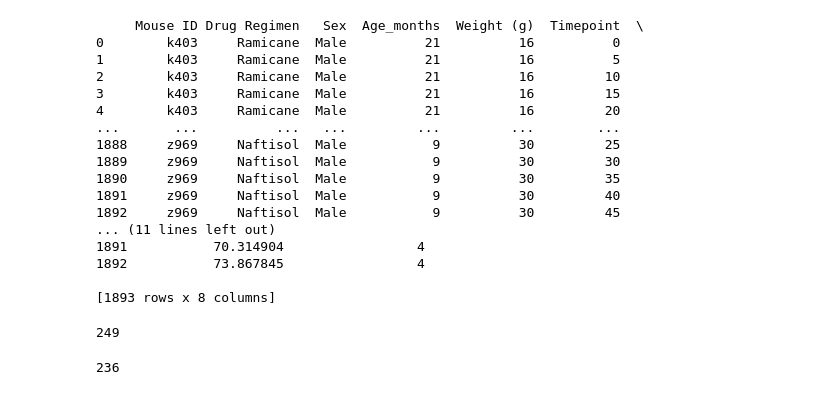
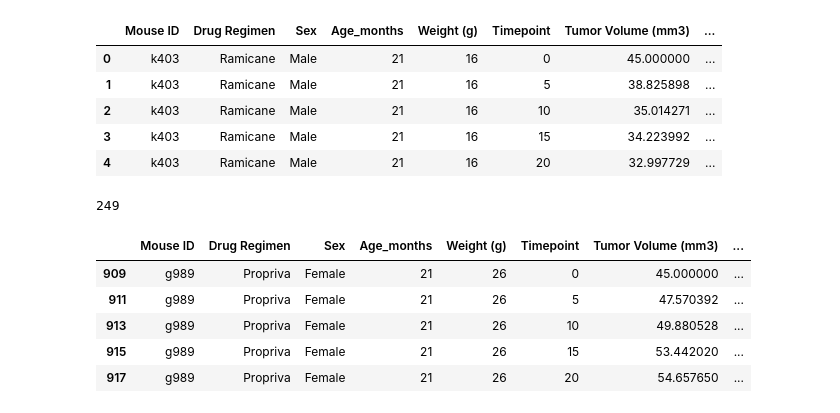
Before and after one commit to blackdenarius307/Matplotlib-Challenge, a Jupyter notebook: The Power of Plots.ipynb, the cells around one changed output. Cells and saved outputs as stored; diff of their text form; code cells hidden in the pictures.

```diff
--- a/The Power of Plots.ipynb
+++ b/The Power of Plots.ipynb
@@ -1,39 +1,29 @@
 # %%
 # Dependencies and Setup
 import matplotlib.pyplot as plt
 import pandas as pd
 import scipy.stats as st
 
 # Study data files
 mouse_metadata_path = "data/Mouse_metadata.csv"
 study_results_path = "data/Study_results.csv"
 
 # Read the mouse data and the study results
 mouse_metadata = pd.read_csv(mouse_metadata_path)
 study_results = pd.read_csv(study_results_path)
 
 # Combine!
 Combined_df = pd.merge(mouse_metadata, study_results, on = 'Mouse ID')
 
 # Display the data table for preview
-print(Combined_df)
+# print(Combined_df)
+Combined_df.head()
 # %% [output]
-     Mouse ID Drug Regimen   Sex  Age_months  Weight (g)  Timepoint  \
-0        k403     Ramicane  Male          21          16          0
-1        k403     Ramicane  Male          21          16          5
-2        k403     Ramicane  Male          21          16         10
-3        k403     Ramicane  Male          21          16         15
-4        k403     Ramicane  Male          21          16         20
-...       ...          ...   ...         ...         ...        ...
-1888     z969     Naftisol  Male           9          30         25
-1889     z969     Naftisol  Male           9          30         30
-1890     z969     Naftisol  Male           9          30         35
-1891     z969     Naftisol  Male           9          30         40
-1892     z969     Naftisol  Male           9          30         45
-... (11 lines left out)
-1891           70.314904                 4
-1892           73.867845                 4
-
-[1893 rows x 8 columns]
+|  | Mouse ID | Drug Regimen | Sex | Age_months | Weight (g) | Timepoint | Tumor Volume (mm3) | ... |
+| 0 | k403 | Ramicane | Male | 21 | 16 | 0 | 45.000000 | ... |
+| 1 | k403 | Ramicane | Male | 21 | 16 | 5 | 38.825898 | ... |
+| 2 | k403 | Ramicane | Male | 21 | 16 | 10 | 35.014271 | ... |
+| 3 | k403 | Ramicane | Male | 21 | 16 | 15 | 34.223992 | ... |
+| 4 | k403 | Ramicane | Male | 21 | 16 | 20 | 32.997729 | ... |
 # %%
 # Checking the number of mice.
@@ -56,6 +33,10 @@ Resetindex_df = Reindex_df.reset_index()
-# %%
-#Number of unique mice in cleaned data
-Numberofcleanmice = len(pd.unique(Resetindex_df['Mouse ID']))
-print(Numberofcleanmice)
-# %% [output]
-236
+# %%
+# Getting the duplicate mice by ID number that shows up for Mouse ID and Timepoint.
+Combined_df[Combined_df.duplicated(['Mouse ID','Timepoint'])]
+# %% [output]
+|  | Mouse ID | Drug Regimen | Sex | Age_months | Weight (g) | Timepoint | Tumor Volume (mm3) | ... |
+| 909 | g989 | Propriva | Female | 21 | 26 | 0 | 45.000000 | ... |
+| 911 | g989 | Propriva | Female | 21 | 26 | 5 | 47.570392 | ... |
+| 913 | g989 | Propriva | Female | 21 | 26 | 10 | 49.880528 | ... |
+| 915 | g989 | Propriva | Female | 21 | 26 | 15 | 53.442020 | ... |
+| 917 | g989 | Propriva | Female | 21 | 26 | 20 | 54.657650 | ... |
```
Also changed, not shown: parts of 11 cells of this notebook.
